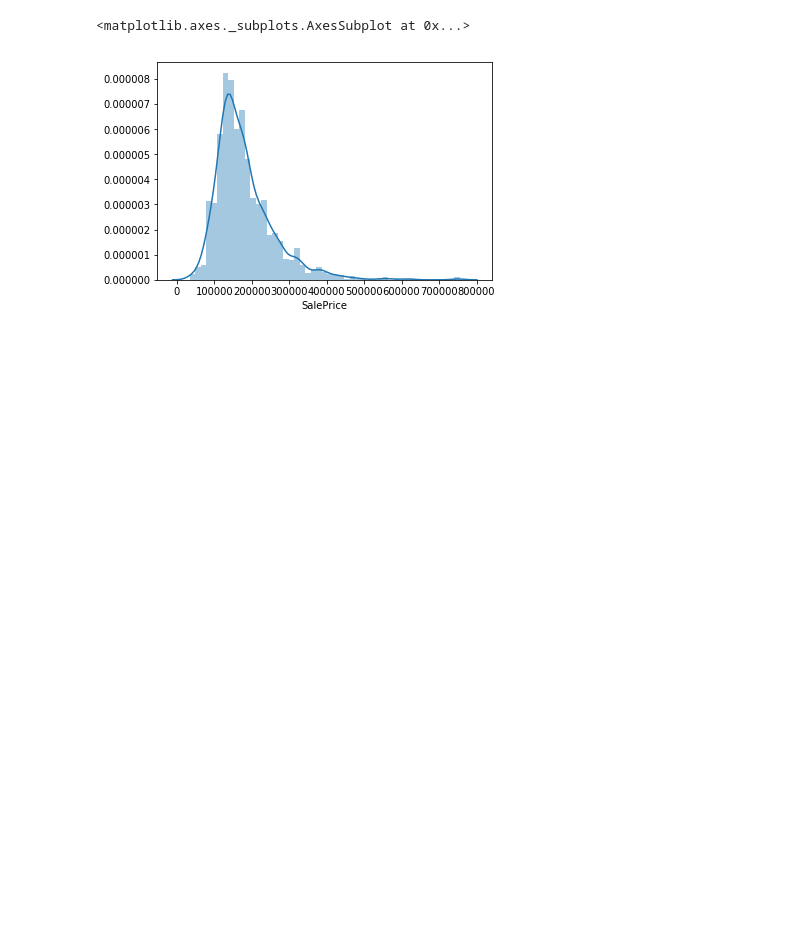
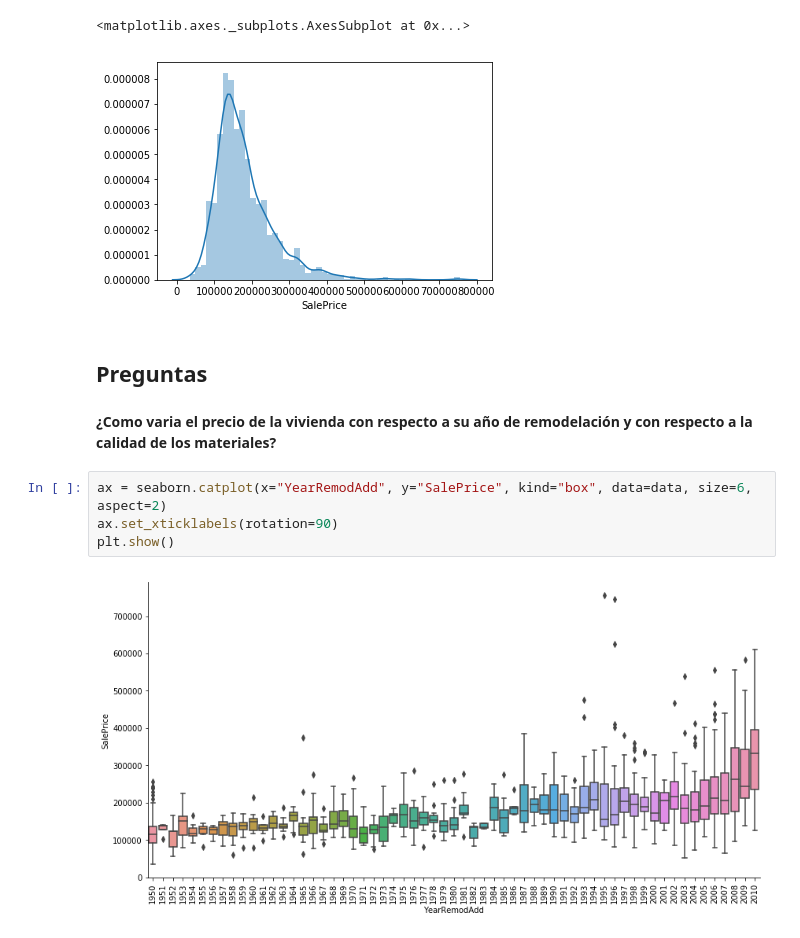
Before and after one commit to franciscocrespo/Regresion-Precios-Vivienda, a Jupyter notebook: Analisis_y_Visualisacion/Practico_analisis_y_visualizacion.ipynb, the cells around one changed output. Saved outputs shown, nothing was run; the diff lists cells and outputs as text; blank space fills up the shorter version.

```diff
--- a/Analisis_y_Visualisacion/Practico_analisis_y_visualizacion.ipynb
+++ b/Analisis_y_Visualisacion/Practico_analisis_y_visualizacion.ipynb
@@ -62,3 +64,13 @@ seaborn.distplot(data.SalePrice)
 # %% [output]
 <matplotlib.axes._subplots.AxesSubplot at 0x...>
 [figure]
+# %% [markdown]
+## Preguntas
+# %% [markdown]
+**¿Como varia el precio de la vivienda con respecto a su año de remodelación y con respecto a la calidad de los materiales?**
+# %%
+ax = seaborn.catplot(x="YearRemodAdd", y="SalePrice", kind="box", data=data, size=6, aspect=2)
+ax.set_xticklabels(rotation=90)
+plt.show()
+# %% [output]
+[figure, added]
```
Also changed, not shown: parts of 8 cells of this notebook.
